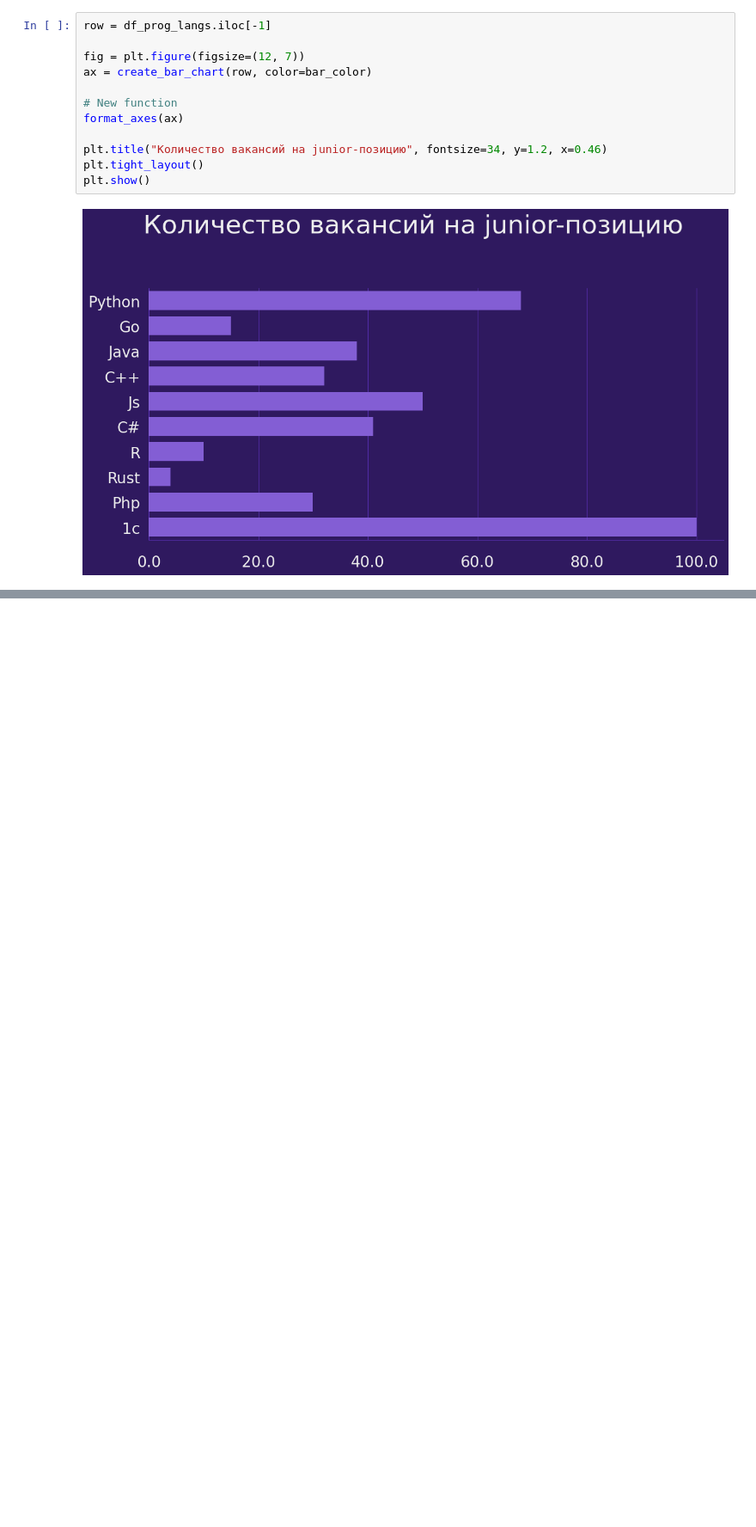
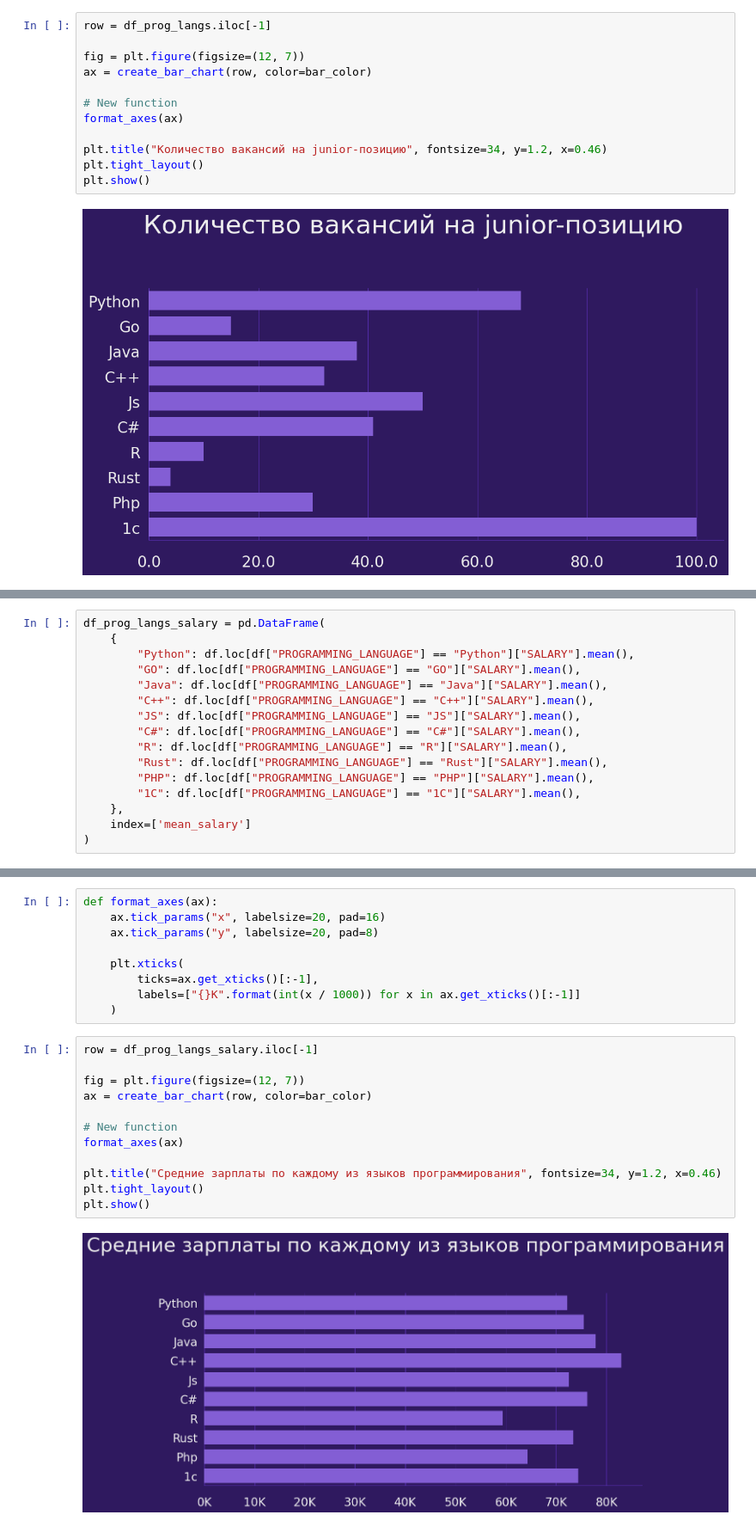
Before and after one commit to sariya23/analysis_hh_vacancies, a Jupyter notebook: main.ipynb, the cells around one changed output, grey strips where cells are left out. Shown at 86% size. Saved outputs shown, nothing was run; the diff lists cells and outputs as text; blank space fills up the shorter version.

```diff
--- a/main.ipynb
+++ b/main.ipynb
@@ -201,0 +151,16 @@ SyntaxError: not a PNG file (<string>)
+# %%
+df_prog_langs_salary = pd.DataFrame(
+    {
+        "Python": df.loc[df["PROGRAMMING_LANGUAGE"] == "Python"]["SALARY"].mean(),
+        "GO": df.loc[df["PROGRAMMING_LANGUAGE"] == "GO"]["SALARY"].mean(),
+        "Java": df.loc[df["PROGRAMMING_LANGUAGE"] == "Java"]["SALARY"].mean(),
+        "C++": df.loc[df["PROGRAMMING_LANGUAGE"] == "C++"]["SALARY"].mean(),
+        "JS": df.loc[df["PROGRAMMING_LANGUAGE"] == "JS"]["SALARY"].mean(),
+        "C#": df.loc[df["PROGRAMMING_LANGUAGE"] == "C#"]["SALARY"].mean(),
+        "R": df.loc[df["PROGRAMMING_LANGUAGE"] == "R"]["SALARY"].mean(),
+        "Rust": df.loc[df["PROGRAMMING_LANGUAGE"] == "Rust"]["SALARY"].mean(),
+        "PHP": df.loc[df["PROGRAMMING_LANGUAGE"] == "PHP"]["SALARY"].mean(),
+        "1C": df.loc[df["PROGRAMMING_LANGUAGE"] == "1C"]["SALARY"].mean(),
+    },
+    index=['mean_salary']
+)
@@ -201,0 +172,23 @@ SyntaxError: not a PNG file (<string>)
+# %%
+def format_axes(ax):
+    ax.tick_params("x", labelsize=20, pad=16)
+    ax.tick_params("y", labelsize=20, pad=8)
+
+    plt.xticks(
+        ticks=ax.get_xticks()[:-1],
+        labels=["{}K".format(int(x / 1000)) for x in ax.get_xticks()[:-1]]
+    )
+# %%
+row = df_prog_langs_salary.iloc[-1]
+
+fig = plt.figure(figsize=(12, 7))
+ax = create_bar_chart(row, color=bar_color)
+
+# New function
+format_axes(ax)
+
+plt.title("Средние зарплаты по каждому из языков программирования", fontsize=34, y=1.2, x=0.46)
+plt.tight_layout()
+plt.show()
+# %% [output]
+[figure, added]
```
Also changed, not shown: parts of 10 cells of this notebook.
